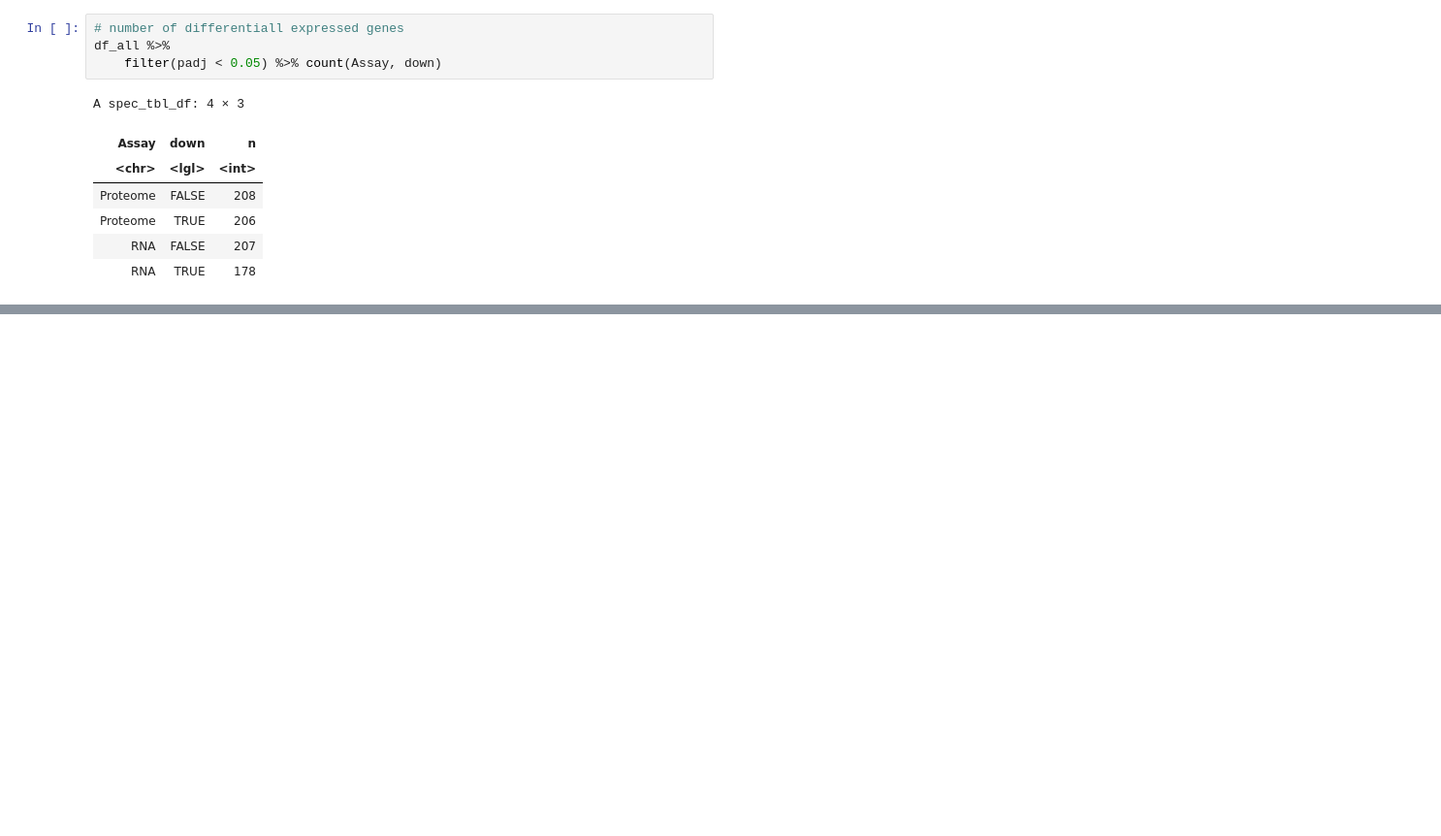
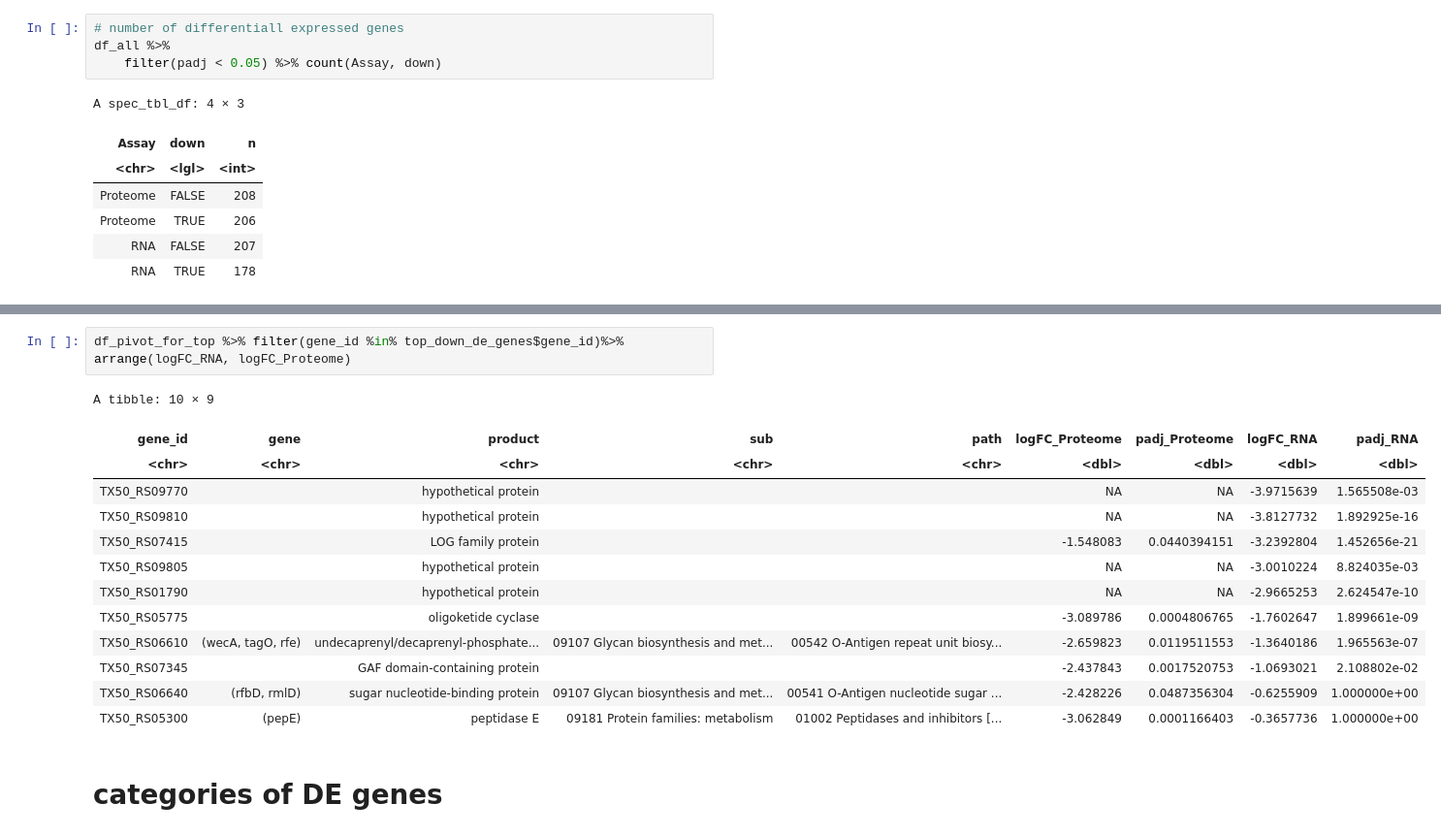
Before and after one commit to wosnat/CC1A3, a Jupyter notebook: Enrichment/CC1A3 MED4 figure long term.ipynb, the cells around one changed output, grey strips where cells are left out. Shown at 97% size. Drawn from its saved outputs; the diff is of its cells as text; blank space fills up the shorter version.

```diff
--- a/Enrichment/CC1A3 MED4 figure long term.ipynb
+++ b/Enrichment/CC1A3 MED4 figure long term.ipynb
@@ -181,0 +411,18 @@ Description:
+# %%
+df_pivot_for_top %>% filter(gene_id %in% top_down_de_genes$gene_id)%>% arrange(logFC_RNA, logFC_Proteome)
+# %% [output]
+A tibble: 10 × 9
+| gene_id | gene | product | sub | path | logFC_Proteome | padj_Proteome | logFC_RNA | padj_RNA |
+| <chr> | <chr> | <chr> | <chr> | <chr> | <dbl> | <dbl> | <dbl> | <dbl> |
+| TX50_RS09770 |  | hypothetical protein |  |  | NA | NA | -3.9715639 | 1.565508e-03 |
+| TX50_RS09810 |  | hypothetical protein |  |  | NA | NA | -3.8127732 | 1.892925e-16 |
+| TX50_RS07415 |  | LOG family protein |  |  | -1.548083 | 0.0440394151 | -3.2392804 | 1.452656e-21 |
+| TX50_RS09805 |  | hypothetical protein |  |  | NA | NA | -3.0010224 | 8.824035e-03 |
+| TX50_RS01790 |  | hypothetical protein |  |  | NA | NA | -2.9665253 | 2.624547e-10 |
+| TX50_RS05775 |  | oligoketide cyclase |  |  | -3.089786 | 0.0004806765 | -1.7602647 | 1.899661e-09 |
+| TX50_RS06610 | (wecA, tagO, rfe) | undecaprenyl/decaprenyl-phosphate... | 09107 Glycan biosynthesis and met... | 00542 O-Antigen repeat unit biosy... | -2.659823 | 0.0119511553 | -1.3640186 | 1.965563e-07 |
+| TX50_RS07345 |  | GAF domain-containing protein |  |  | -2.437843 | 0.0017520753 | -1.0693021 | 2.108802e-02 |
+| TX50_RS06640 | (rfbD, rmlD) | sugar nucleotide-binding protein | 09107 Glycan biosynthesis and met... | 00541 O-Antigen nucleotide sugar ... | -2.428226 | 0.0487356304 | -0.6255909 | 1.000000e+00 |
+| TX50_RS05300 | (pepE) | peptidase E | 09181 Protein families: metabolism | 01002 Peptidases and inhibitors [... | -3.062849 | 0.0001166403 | -0.3657736 | 1.000000e+00 |
+# %% [markdown]
+# categories of DE genes
```
Also changed, not shown: parts of 38 cells of this notebook, 1 other file.
